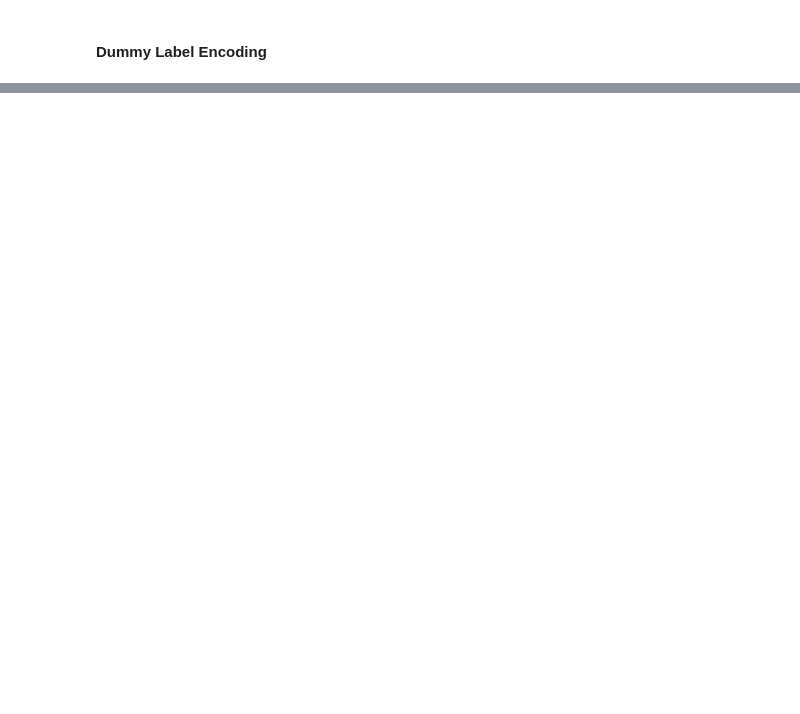
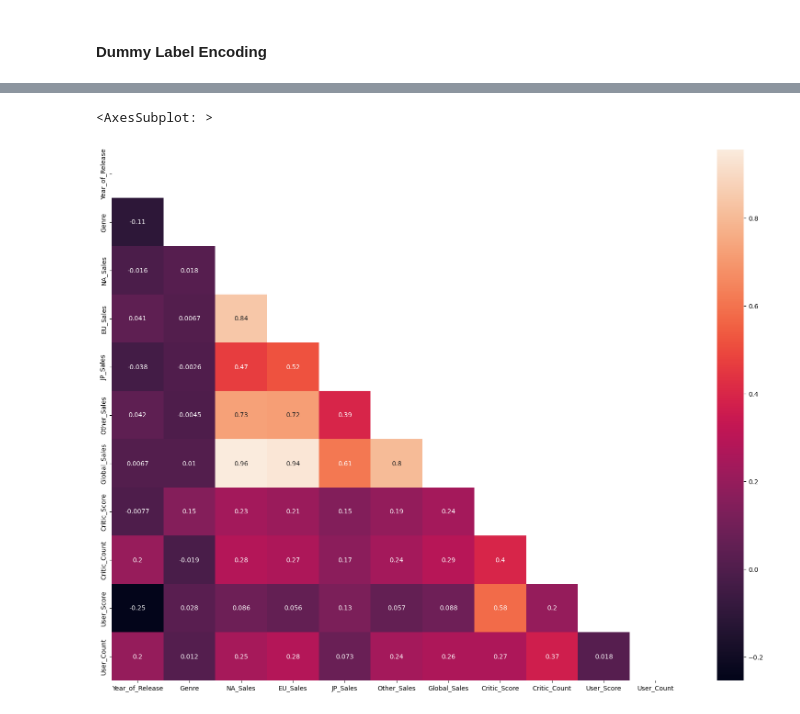
Before and after one commit to CarlosGG18/Video-Game-Scoring-Predictor, a Jupyter notebook: EDA.ipynb, the cells around one changed output, grey strips where cells are left out. Cells and saved outputs as stored; diff of their text form; code cells hidden in the pictures; blank space fills up the shorter version.

Commit message:
Corr

```diff
--- a/EDA.ipynb
+++ b/EDA.ipynb
@@ -202,0 +203,8 @@ ModuleNotFoundError: No module named 'sklearn'
+# %%
+corr = df.corr()
+plt.figure(figsize=(20,15))
+mask = np.triu(np.ones_like(df.corr(), dtype=bool))
+sns.heatmap(corr, annot=True,mask = mask, annot_kws={'size':10} )
+# %% [output]
+<AxesSubplot: >
+[figure, added]
```
Also changed, not shown: parts of 13 cells of this notebook.
